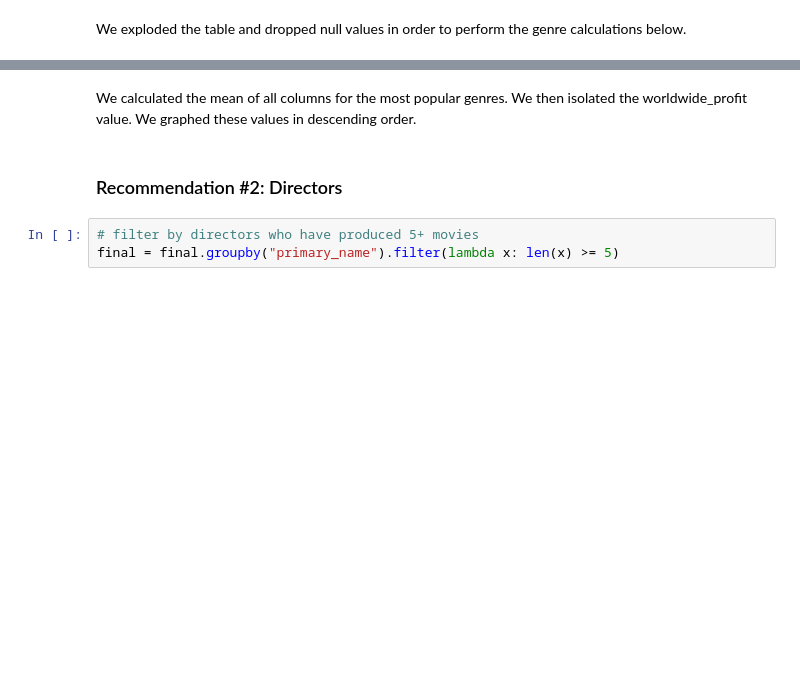
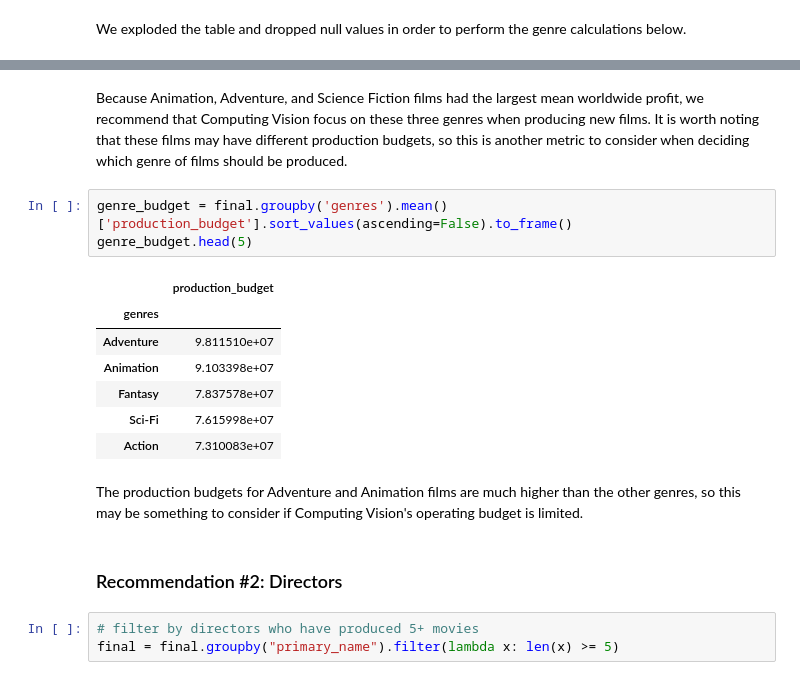
Before and after one commit to abwilliamss/AIAcademy-capstone, a Jupyter notebook: AI Academy Capstone Project.ipynb, the cells around one changed output, grey strips where cells are left out. Drawn from its saved outputs; the diff is of its cells as text; blank space fills up the shorter version.

```diff
--- a/AI Academy Capstone Project.ipynb
+++ b/AI Academy Capstone Project.ipynb
@@ -210,5 +317,18 @@ plt.yticks(size = 30);
-# %% [markdown]
-We calculated the mean of all columns for the most popular genres. We then isolated the worldwide_profit value. We graphed these values in descending order.
+# %% [markdown]
+Because Animation, Adventure, and Science Fiction films had the largest mean worldwide profit, we recommend that Computing Vision focus on these three genres when producing new films. It is worth noting that these films may have different production budgets, so this is another metric to consider when deciding which genre of films should be produced.
+# %%
+genre_budget = final.groupby('genres').mean()['production_budget'].sort_values(ascending=False).to_frame()
+genre_budget.head(5)
+# %% [output]
+|  | production_budget |
+| genres |  |
+| Adventure | 9.811510e+07 |
+| Animation | 9.103398e+07 |
+| Fantasy | 7.837578e+07 |
+| Sci-Fi | 7.615998e+07 |
+| Action | 7.310083e+07 |
+# %% [markdown]
+The production budgets for Adventure and Animation films are much higher than the other genres, so this may be something to consider if Computing Vision's operating budget is limited.
 # %% [markdown]
 ### Recommendation #2: Directors
 # %%
```
Also changed, not shown: parts of 46 cells of this notebook.
